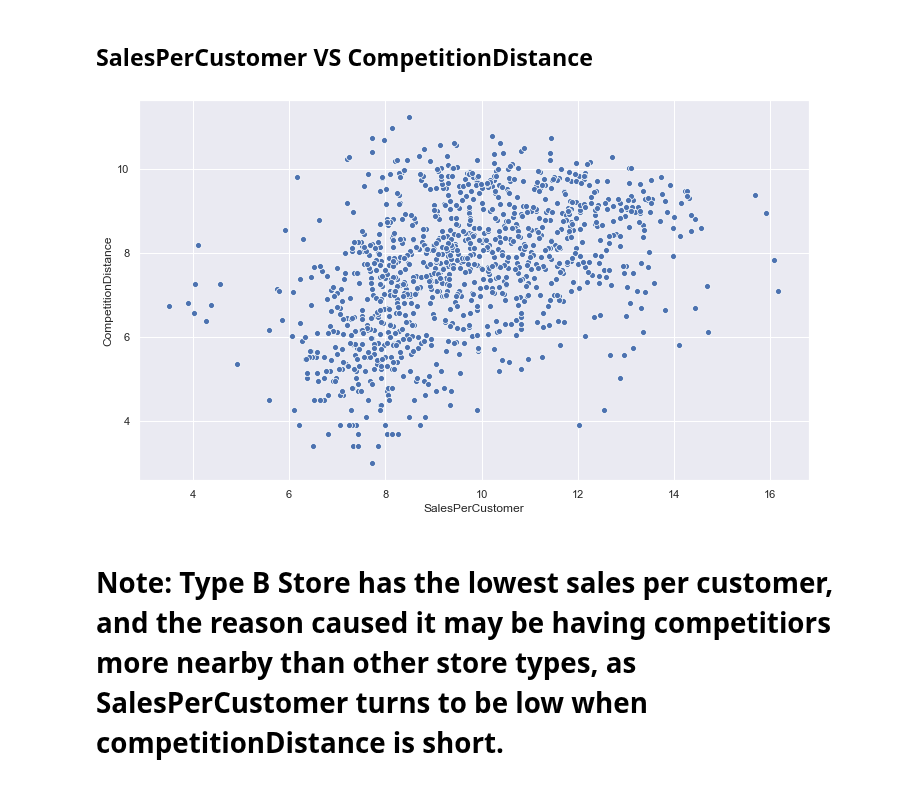
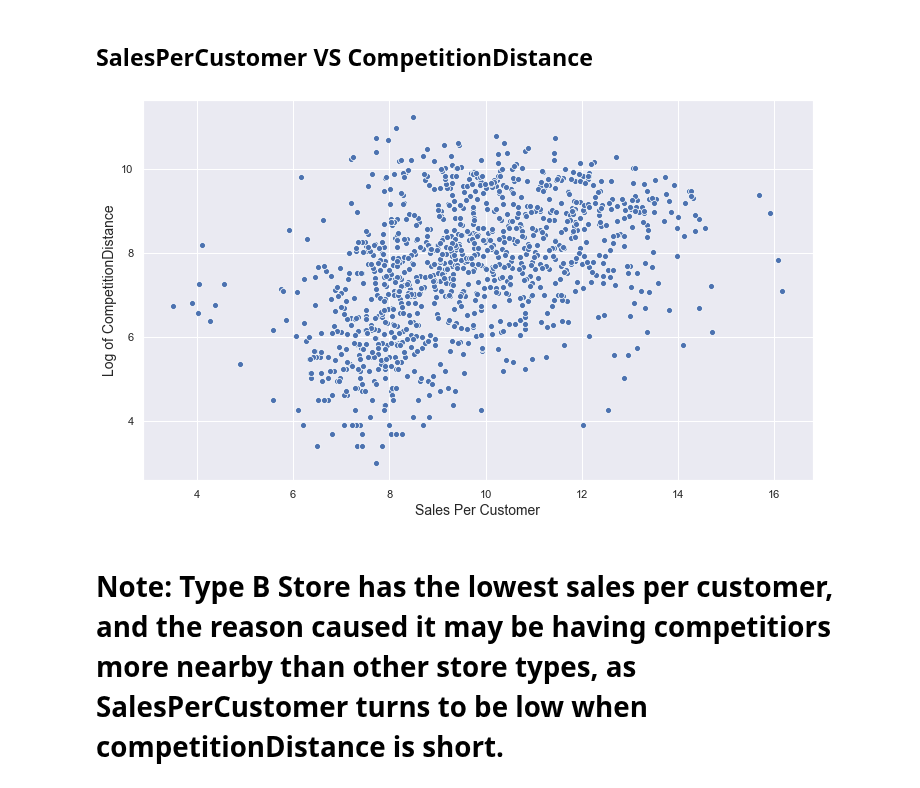
Before and after one commit to yoyo6022/covid-19, a Jupyter notebook: Notebook/EDA_By StoreType.ipynb, the cells around one changed output. Saved outputs shown, nothing was run; the diff lists cells and outputs as text; code cells hidden in the pictures.

```diff
--- a/Notebook/EDA_By StoreType.ipynb
+++ b/Notebook/EDA_By StoreType.ipynb
@@ -249,9 +247,11 @@ newstoredata_eda.type_violinplot('CompetitionDistance','StoreType')
 ## SalesPerCustomer VS CompetitionDistance
 # %%
 sns.scatterplot(x=newstoredata.SalesPerCustomer, y=np.log(newstoredata.CompetitionDistance))
+plt.xlabel('Sales Per Customer', fontsize=14)
+plt.ylabel('Log of CompetitionDistance', fontsize=14)
 plt.show()
 # %% [output]
-[figure, old version]
+[figure, new version]
 # %% [markdown]
 # Note: Type B Store has the lowest sales per customer, and the reason caused it may be having  competitiors more nearby than other store types, as SalesPerCustomer turns to be low when competitionDistance is short.
 # %% [markdown]
```
Also changed, not shown: parts of 3 cells of this notebook, 1 other file.
